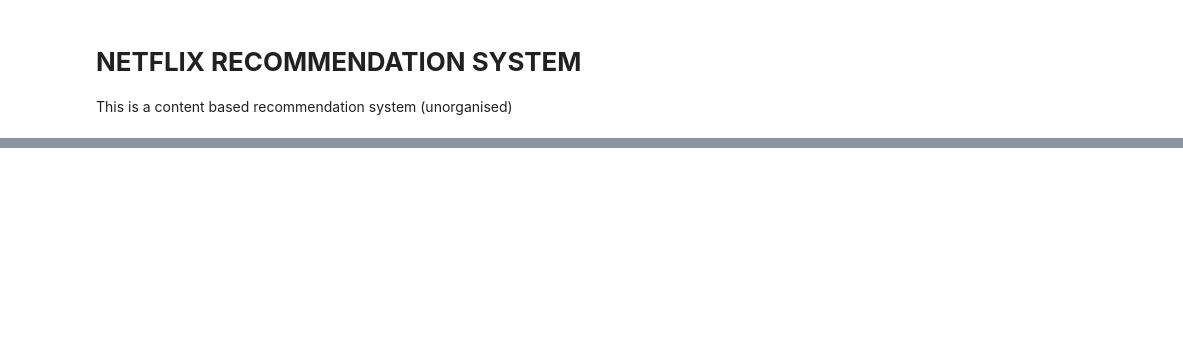
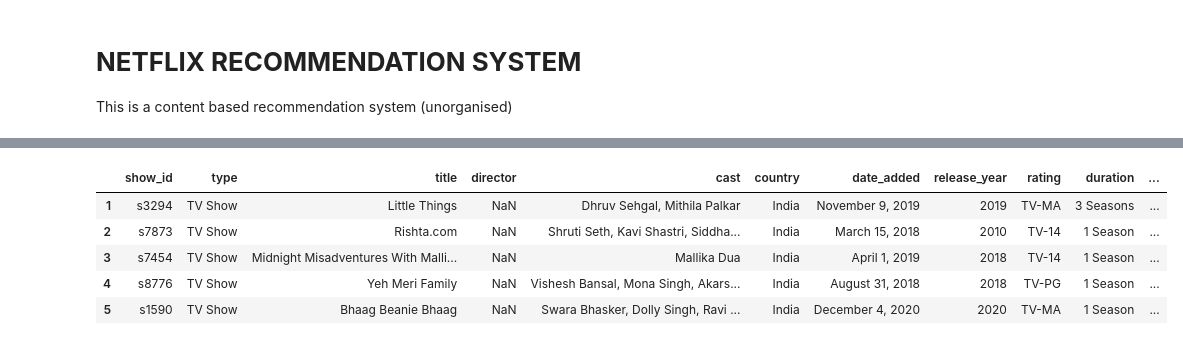
Before and after one commit to saadur1998/Recommendation-Systems, a Jupyter notebook: Content Based Recommendation System/Netflix_Recomedation_System.ipynb, the cells around one changed output, grey strips where cells are left out. Cells and saved outputs as stored; diff of their text form; code cells hidden in the pictures; blank space fills up the shorter version.

```diff
--- a/Content Based Recommendation System/Netflix_Recomedation_System.ipynb
+++ b/Content Based Recommendation System/Netflix_Recomedation_System.ipynb
@@ -335,0 +248,5 @@ recommedation('Coffee & Kareem')
+# %%
+#calculating the cosine_similarity, which means it compares the values in each row(each movie) against each other and gives a similarity score from 0 to 1
+#For Example, if 2 movies have same director and similar cast they will get a higher similarity score
+movie_sim=cosine_similarity(movie_binary)
+movie_sim
@@ -335,0 +279,9 @@ recommedation('Coffee & Kareem')
+# %%
+#converting vectorised arrays to dataset
+tv_binary_cast=pd.DataFrame(tv_cast)
+tv_binary_country=pd.DataFrame(tv_country)
+tv_binary_genre=pd.DataFrame(tv_genre)
+# %%
+# Concating the datasets vertically, aka horizontal join
+tv_binary = pd.concat([tv_binary_cast,  tv_binary_country, tv_binary_genre], axis=1,ignore_index=True)
+tv_binary
@@ -335,0 +302,4 @@ recommedation('Coffee & Kareem')
+# %%
+#calculating the cosine_similarity
+tv_sim = cosine_similarity(tv_binary)
+tv_sim
@@ -335,0 +374,10 @@ recommedation('Coffee & Kareem')
+# %%
+#calling the function for a tv show to get recommendation
+recommedation('Kota Factory')
+# %% [output]
+|  | show_id | type | title | director | cast | country | date_added | release_year | rating | duration | ... |
+| 1 | s3294 | TV Show | Little Things | NaN | Dhruv Sehgal, Mithila Palkar | India | November 9, 2019 | 2019 | TV-MA | 3 Seasons | ... |
+| 2 | s7873 | TV Show | Rishta.com | NaN | Shruti Seth, Kavi Shastri, Siddha... | India | March 15, 2018 | 2010 | TV-14 | 1 Season | ... |
+| 3 | s7454 | TV Show | Midnight Misadventures With Malli... | NaN | Mallika Dua | India | April 1, 2019 | 2018 | TV-14 | 1 Season | ... |
+| 4 | s8776 | TV Show | Yeh Meri Family | NaN | Vishesh Bansal, Mona Singh, Akars... | India | August 31, 2018 | 2018 | TV-PG | 1 Season | ... |
+| 5 | s1590 | TV Show | Bhaag Beanie Bhaag | NaN | Swara Bhasker, Dolly Singh, Ravi ... | India | December 4, 2020 | 2020 | TV-MA | 1 Season | ... |
```
Also changed, not shown: parts of 75 cells of this notebook.
